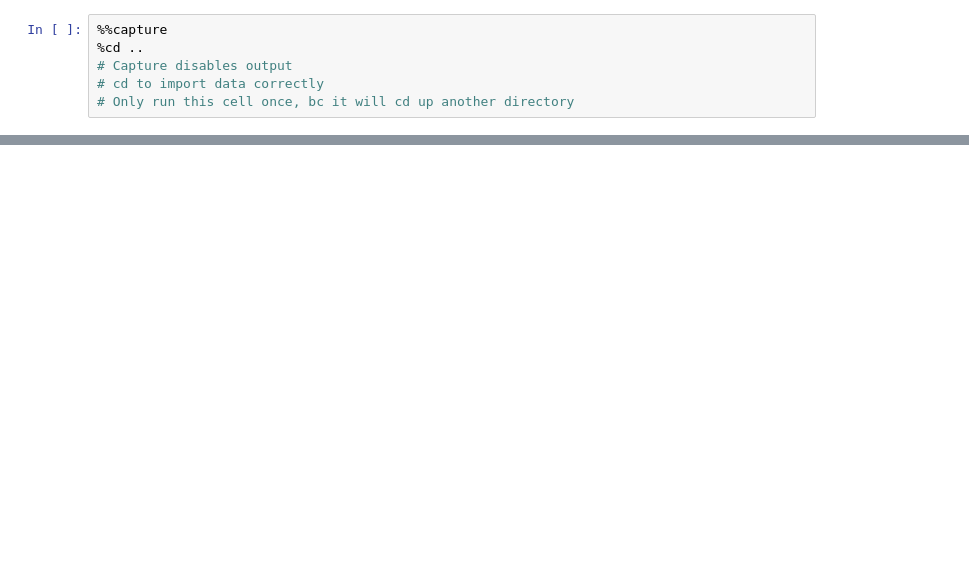
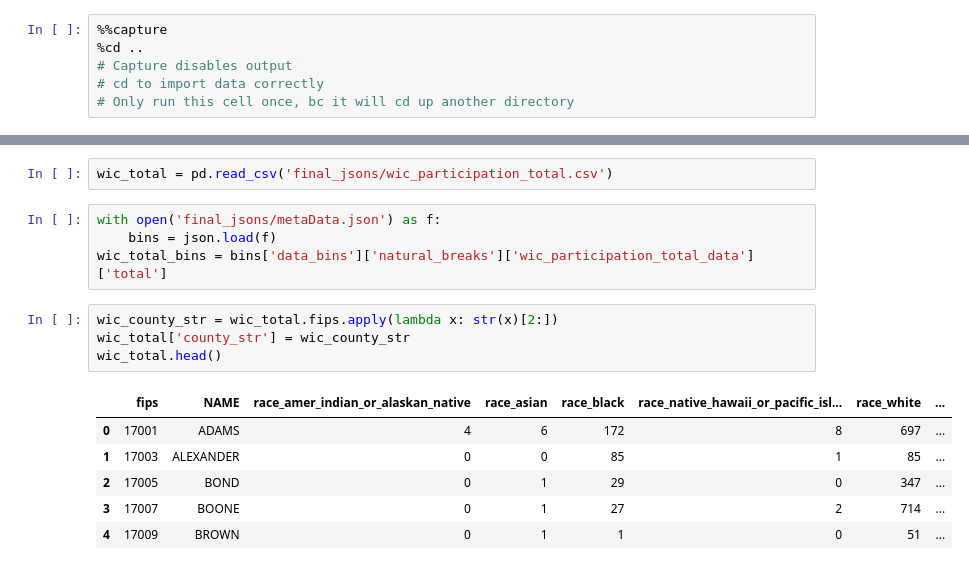
Before and after one commit to code-312/greater-chicago-food-despository, a Jupyter notebook: getting_started/example.ipynb, the cells around one changed output, grey strips where cells are left out. Saved outputs shown, nothing was run; the diff lists cells and outputs as text; blank space fills up the shorter version.

```diff
--- a/getting_started/example.ipynb
+++ b/getting_started/example.ipynb
@@ -50,0 +19,17 @@ Subclasses:
+# %%
+wic_total = pd.read_csv('final_jsons/wic_participation_total.csv')
+# %%
+with open('final_jsons/metaData.json') as f:
+    bins = json.load(f)
+wic_total_bins = bins['data_bins']['natural_breaks']['wic_participation_total_data']['total']
+# %%
+wic_county_str = wic_total.fips.apply(lambda x: str(x)[2:])
+wic_total['county_str'] = wic_county_str
+wic_total.head()
+# %% [output]
+|  | fips | NAME | race_amer_indian_or_alaskan_native | race_asian | race_black | race_native_hawaii_or_pacific_isl... | race_white | ... |
+| 0 | 17001 | ADAMS | 4 | 6 | 172 | 8 | 697 | ... |
+| 1 | 17003 | ALEXANDER | 0 | 0 | 85 | 1 | 85 | ... |
+| 2 | 17005 | BOND | 0 | 1 | 29 | 0 | 347 | ... |
+| 3 | 17007 | BOONE | 0 | 1 | 27 | 2 | 714 | ... |
+| 4 | 17009 | BROWN | 0 | 1 | 1 | 0 | 51 | ... |
```
Also changed, not shown: parts of 9 cells of this notebook.
